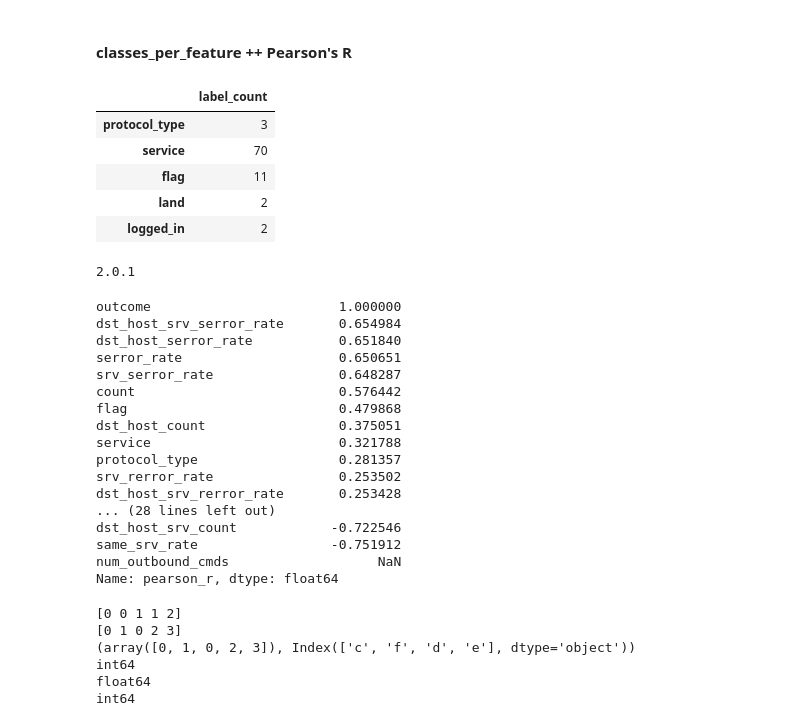
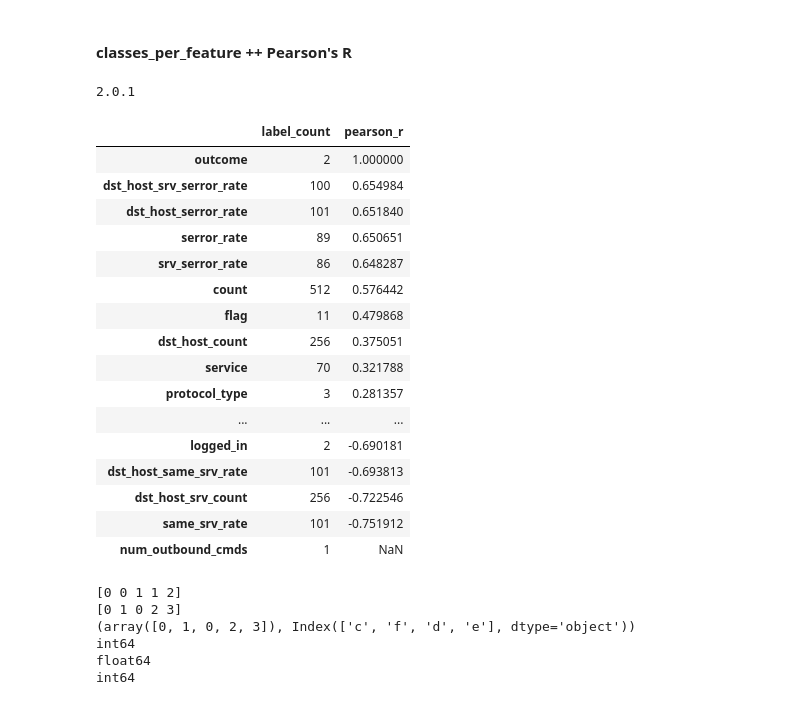
Before and after one commit to tekeuange23/ml-in-action, a Jupyter notebook: constraint-learning/constraint-learning.ipynb, the cells around one changed output. Saved outputs shown, nothing was run; the diff lists cells and outputs as text; code cells hidden in the pictures.

Commit message:
refactor: merging label_count and pearson_r Series into a DataFrame

```diff
--- a/constraint-learning/constraint-learning.ipynb
+++ b/constraint-learning/constraint-learning.ipynb
@@ -125,15 +125,8 @@ def label_count(df):
       'label_count': label_counts
   })
 
-result = label_count(data_train)
-result.head()
+features = label_count(data_train)
+# features.head()
-# %% [output]
-|  | label_count |
-| protocol_type | 3 |
-| service | 70 |
-| flag | 11 |
-| land | 2 |
-| logged_in | 2 |
 # %%
 from scipy.stats import pearsonr
 
@@ -166,26 +159,30 @@ def pearson_r(df, target_feature):
 
 print(pd.__version__)
 types, pearson = pearson_r(data_train, 'outcome')
-pearson.sort_values(ascending=False)
+# pearson.sort_values(ascending=False)
 # %% [output]
 2.0.1
-outcome                        1.000000
-dst_host_srv_serror_rate       0.654984
-dst_host_serror_rate           0.651840
-serror_rate                    0.650651
-srv_serror_rate                0.648287
-count                          0.576442
-flag                           0.479868
-dst_host_count                 0.375051
-service                        0.321788
-protocol_type                  0.281357
-srv_rerror_rate                0.253502
-dst_host_srv_rerror_rate       0.253428
-... (28 lines left out)
-dst_host_srv_count            -0.722546
-same_srv_rate                 -0.751912
-num_outbound_cmds                   NaN
-Name: pearson_r, dtype: float64
+# %%
+features['pearson_r'] = pearson
+features.sort_values("pearson_r", ascending=False)
+# %% [output]
+|  | label_count | pearson_r |
+| outcome | 2 | 1.000000 |
+| dst_host_srv_serror_rate | 100 | 0.654984 |
+| dst_host_serror_rate | 101 | 0.651840 |
+| serror_rate | 89 | 0.650651 |
+| srv_serror_rate | 86 | 0.648287 |
+| count | 512 | 0.576442 |
+| flag | 11 | 0.479868 |
+| dst_host_count | 256 | 0.375051 |
+| service | 70 | 0.321788 |
+| protocol_type | 3 | 0.281357 |
+| ... | ... | ... |
+| logged_in | 2 | -0.690181 |
+| dst_host_same_srv_rate | 101 | -0.693813 |
+| dst_host_srv_count | 256 | -0.722546 |
+| same_srv_rate | 101 | -0.751912 |
+| num_outbound_cmds | 1 | NaN |
 # %%
 #################
 '''    TEST   '''
```
